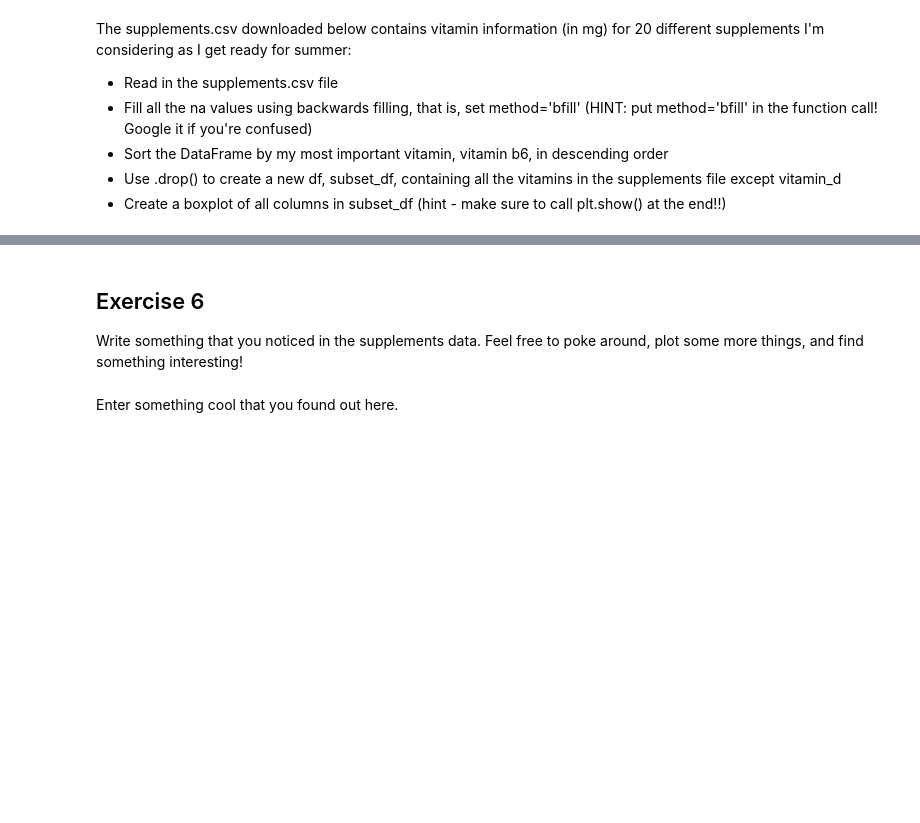
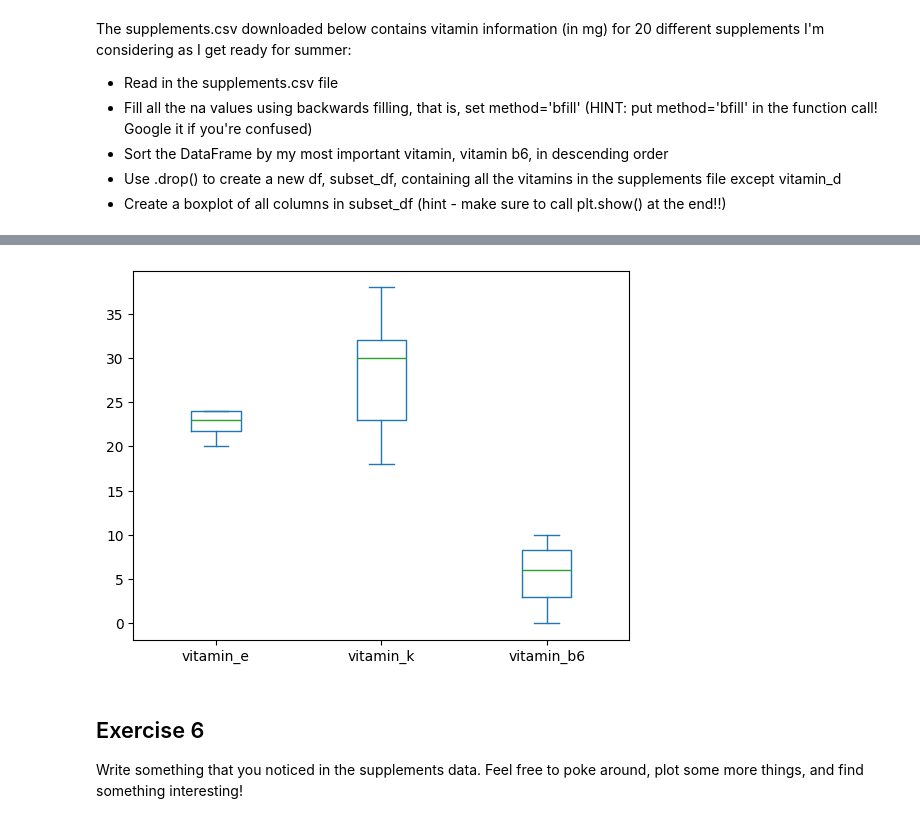
Before and after one commit to ziggster528491/cs-stat-180, a Jupyter notebook: labs/03-pandas.ipynb, the cells around one changed output, grey strips where cells are left out. Cells and saved outputs as stored; diff of their text form; code cells hidden in the pictures; blank space fills up the shorter version.

Commit message:
modified:   labs/03-pandas.ipynb new file:   labs/costs.csv new file:   labs/supplements.csv modified:   notebooks/03a-pandas-intro.ipynb

```diff
--- a/labs/03-pandas.ipynb
+++ b/labs/03-pandas.ipynb
@@ -183,3 +278,13 @@ The supplements.csv downloaded below contains vitamin information (in mg) for 20
+# %%
+#Enter your code in here for question #5
+df = pd.read_csv('supplements.csv', index_col = 0)
+# sup_fill = sup.fillna(method='bfill') this one didn't work no matter which way I tried it.
+df.bfill(inplace=True).sort_values('vitamin_b6', ascending=False, inplace=True)
+subset_df = df.drop(columns = ['vitamin_d'])
+subset_df.plot(kind='box')
+plt.show()
+# %% [output]
+[figure, added]
 # %% [markdown]
 ## Exercise 6
 Write something that you noticed in the supplements data. Feel free to poke around, plot some more things, and find something interesting!
@@ -188,2 +290,0 @@ Write something that you noticed in the supplements data. Feel free to poke arou
-# %% [markdown]
-Enter something cool that you found out here.
```
Also changed, not shown: parts of 19 cells of this notebook, 3 other files.
